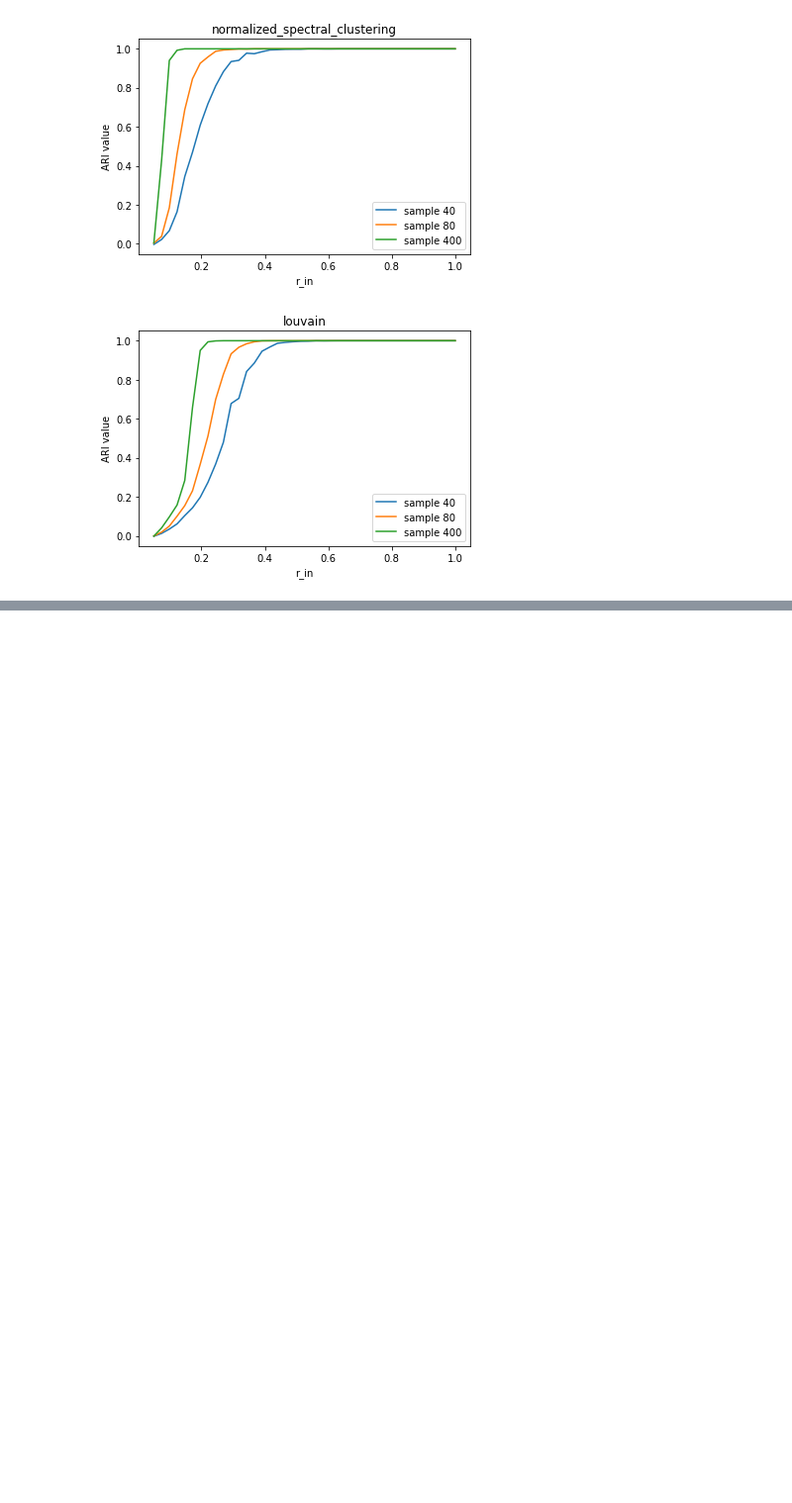
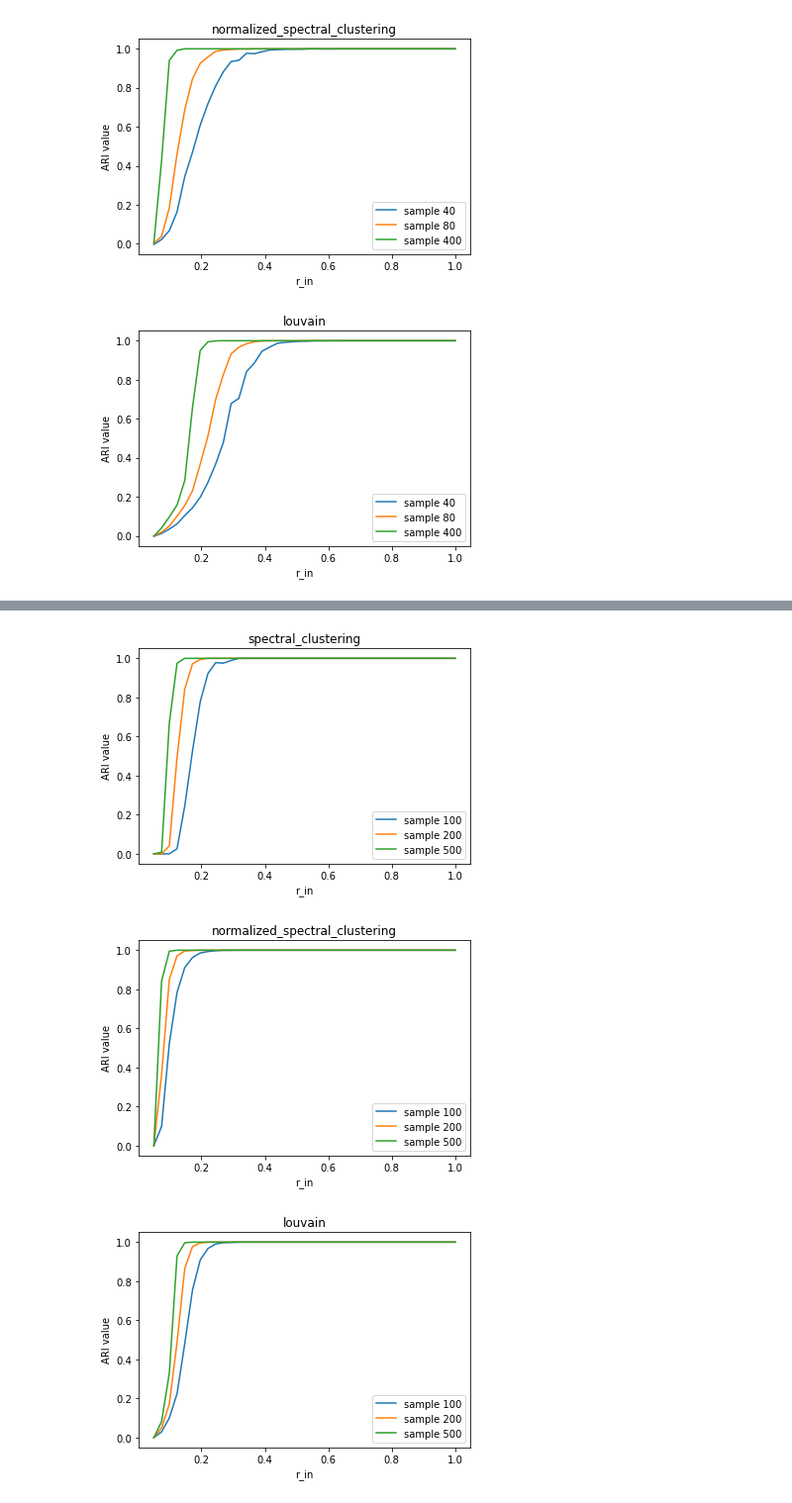
Before and after one commit to orrrrtem/Clustering_uncertainty, a Jupyter notebook: clustering_uncertainty.ipynb, the cells around one changed output, grey strips where cells are left out. Shown at 99% size. Saved outputs shown, nothing was run; the diff lists cells and outputs as text; code cells hidden in the pictures; blank space fills up the shorter version.

```diff
--- a/clustering_uncertainty.ipynb
+++ b/clustering_uncertainty.ipynb
@@ -626,0 +703,10 @@ for algo in metrics40.keys():
+# %%
+list(metrics100.keys())
+
+for algo in metrics100.keys():
+    df = pd.DataFrame(list(zip(rs[0], metrics100[algo]['ARI'], metrics200[algo]['ARI'], metrics500[algo]['ARI'])), columns = ['r_in', 'sample 100', 'sample 200', 'sample 500']).set_index(['r_in'])
+    df.plot(title=algo, ylabel = 'ARI value')
+# %% [output]
+[figure, added]
+[figure, added]
+[figure, added]
```
Also changed, not shown: parts of 7 cells of this notebook.
